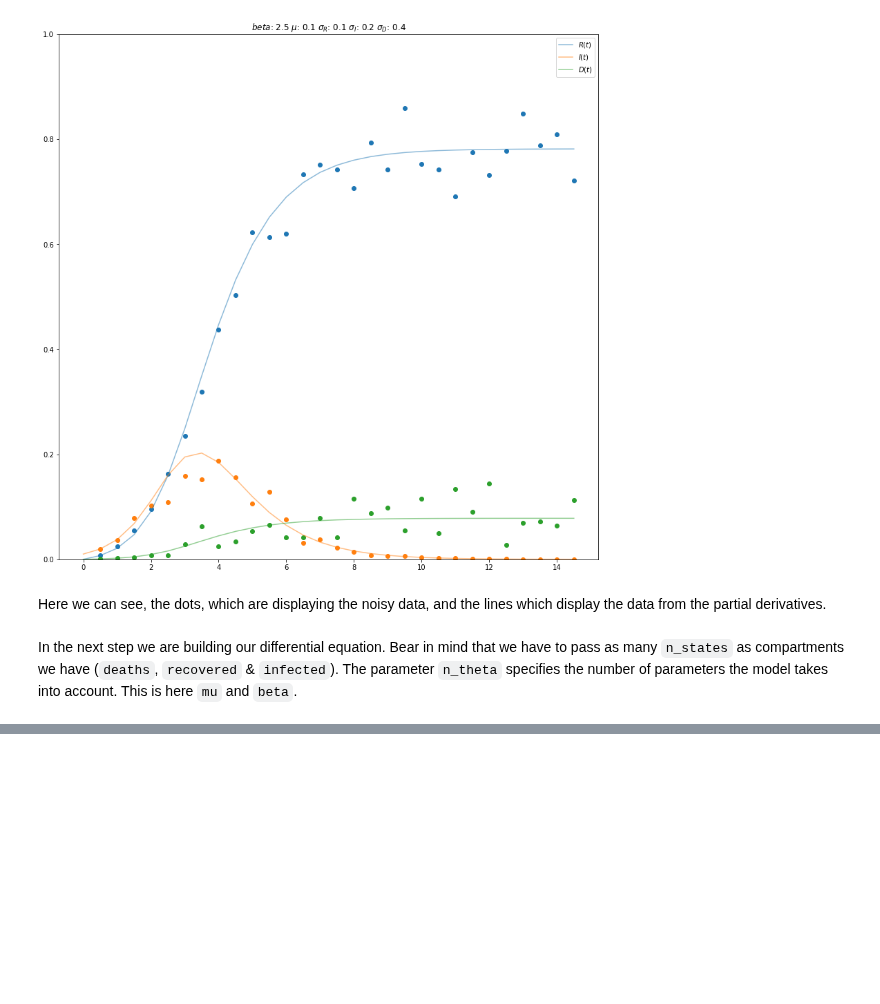
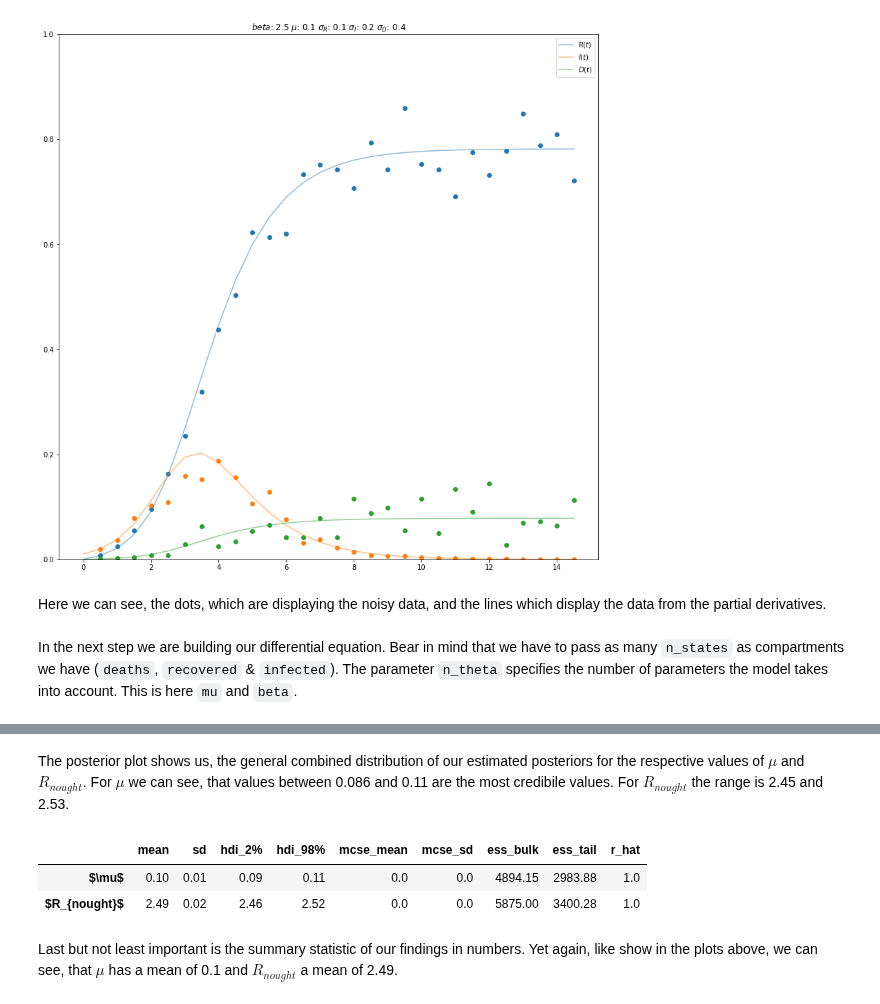
Before and after one commit to Estreuselito/Deus_ex_machina, a Jupyter notebook: MCMC/Assignment 4 - Master.ipynb, the cells around one changed output, grey strips where cells are left out. Cells and saved outputs as stored; diff of their text form; code cells hidden in the pictures; blank space fills up the shorter version.

```diff
--- a/MCMC/Assignment 4 - Master.ipynb
+++ b/MCMC/Assignment 4 - Master.ipynb
@@ -385,3 +412,16 @@ plt.show()
+# %% [markdown]
+The posterior plot shows us, the general combined distribution of our estimated posteriors for the respective values of $\mu$ and $R_{nought}$. For $\mu$ we can see, that values between 0.086 and 0.11 are the most credibile values. For $R_{nought}$ the range is 2.45 and 2.53.
+# %%
+az.summary(data,
+           var_names = var_names,
+           round_to = 2,
+           hdi_prob=0.96)
+# %% [output]
+|  | mean | sd | hdi_2% | hdi_98% | mcse_mean | mcse_sd | ess_bulk | ess_tail | r_hat |
+| $\mu$ | 0.10 | 0.01 | 0.09 | 0.11 | 0.0 | 0.0 | 4894.15 | 2983.88 | 1.0 |
+| $R_{nought}$ | 2.49 | 0.02 | 2.46 | 2.52 | 0.0 | 0.0 | 5875.00 | 3400.28 | 1.0 |
+# %% [markdown]
+Last but not least important is the summary statistic of our findings in numbers. Yet again, like show in the plots above, we can see, that $\mu$ has a mean of 0.1 and $R_{nought}$ a mean of 2.49.
 # %% [markdown]
 # Bibliography
 
```
Also changed, not shown: parts of 18 cells of this notebook.
